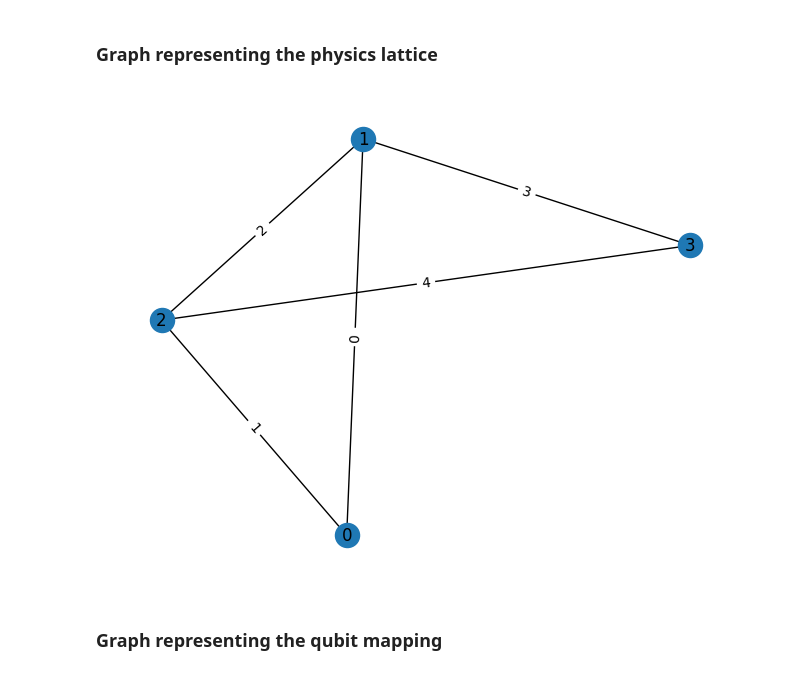
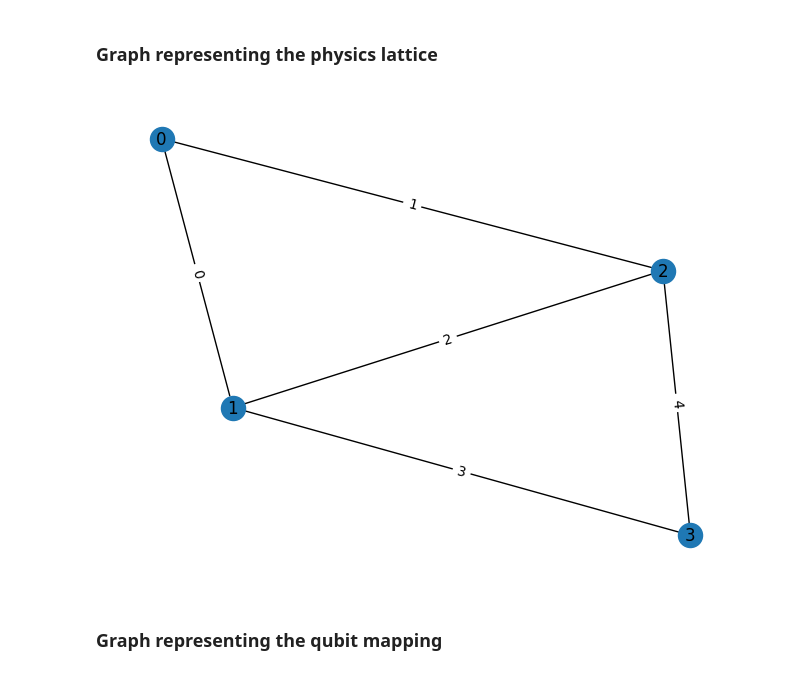
Before and after one commit to UTokyo-ICEPP/heavyhex-qft, a Jupyter notebook: notebooks/triangular_z2.ipynb, the cells around one changed output. Saved outputs shown, nothing was run; the diff lists cells and outputs as text; code cells hidden in the pictures.

```diff
--- a/notebooks/triangular_z2.ipynb
+++ b/notebooks/triangular_z2.ipynb
@@ -17,9 +16,9 @@ configuration = '''
 lattice = TriangularZ2Lattice(configuration)
 # %% [markdown]
 ### Graph representing the physics lattice
-# %%
-rx.visualization.mpl_draw(lattice.graph, with_labels=True, labels=str, edge_labels=str)
-# %% [output]
-[figure, removed]
+# %%
+lattice.draw_graph()
+# %% [output]
+[figure, added]
 # %% [markdown]
 ### Graph representing the qubit mapping
```
Also changed, not shown: parts of 6 cells of this notebook, 1 other file.
